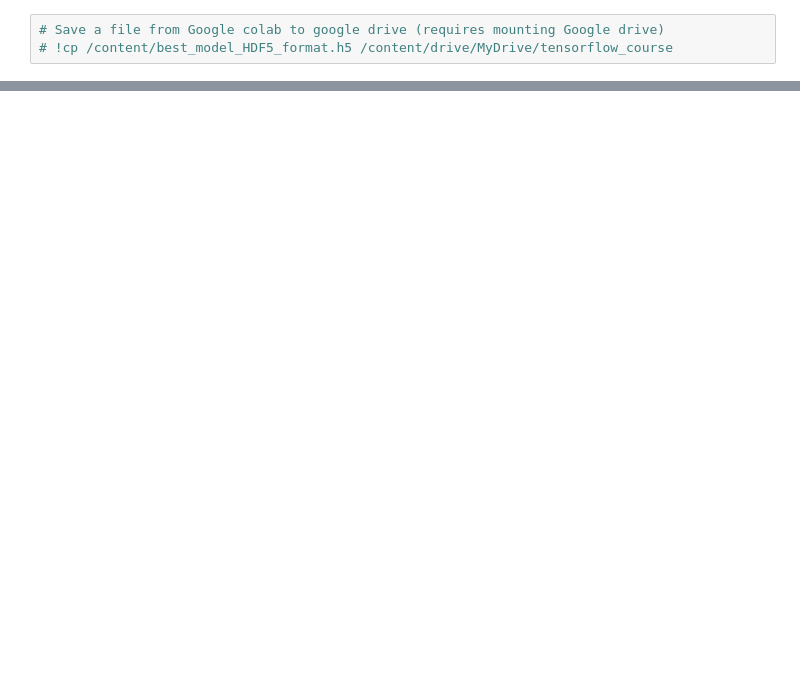
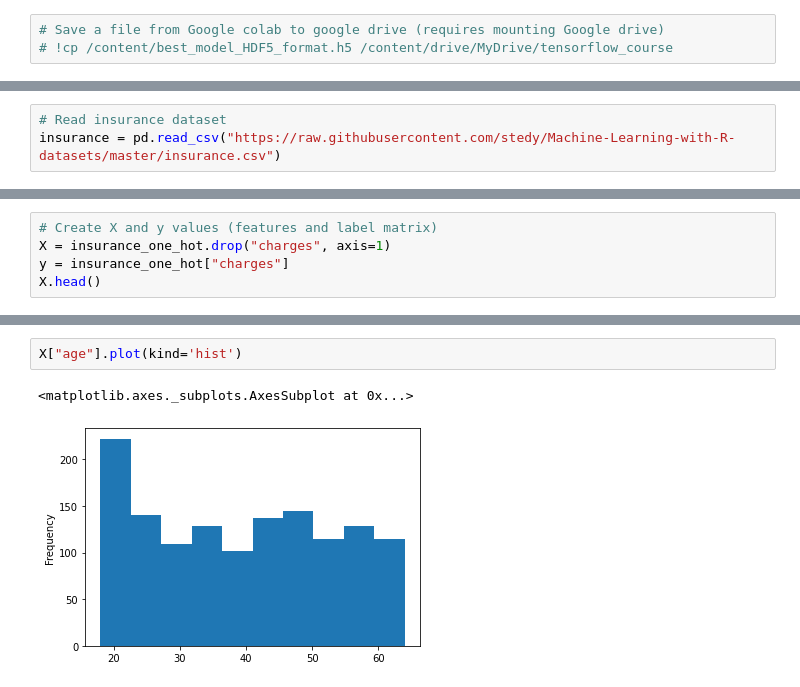
Before and after one commit to shaluc04/tensorflow-for-deeplearning, a Jupyter notebook: 01_neural_network_regression_with_tensorflow.ipynb, the cells around one changed output, grey strips where cells are left out. Saved outputs shown, nothing was run; the diff lists cells and outputs as text; blank space fills up the shorter version.

```diff
--- a/01_neural_network_regression_with_tensorflow.ipynb
+++ b/01_neural_network_regression_with_tensorflow.ipynb
@@ -882,0 +890,3 @@ files.download("/content/best_model_HDF5_format.h5")
+# %%
+# Read insurance dataset
+insurance = pd.read_csv("https://raw.githubusercontent.com/stedy/Machine-Learning-with-R-datasets/master/insurance.csv")
@@ -882,0 +928,5 @@ files.download("/content/best_model_HDF5_format.h5")
+# %%
+# Create X and y values (features and label matrix)
+X = insurance_one_hot.drop("charges", axis=1)
+y = insurance_one_hot["charges"]
+X.head()
@@ -882,0 +1139,5 @@ files.download("/content/best_model_HDF5_format.h5")
+# %%
+X["age"].plot(kind='hist')
+# %% [output]
+<matplotlib.axes._subplots.AxesSubplot at 0x...>
+[figure, added]
```
Also changed, not shown: parts of 48 cells of this notebook.
